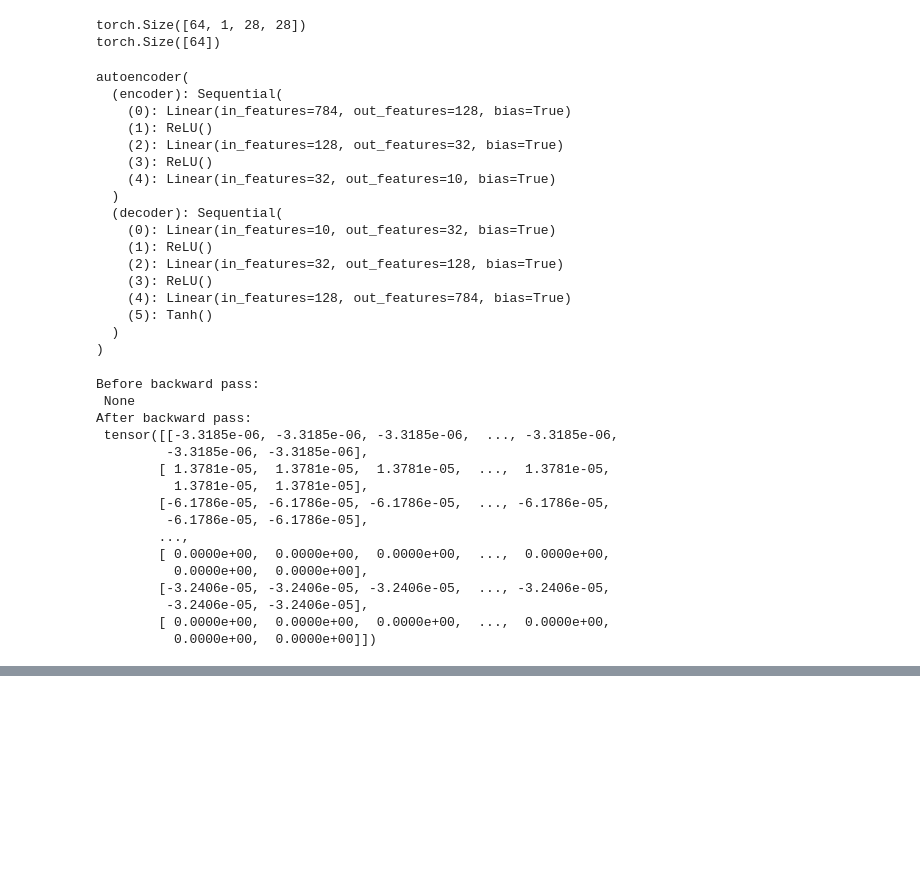
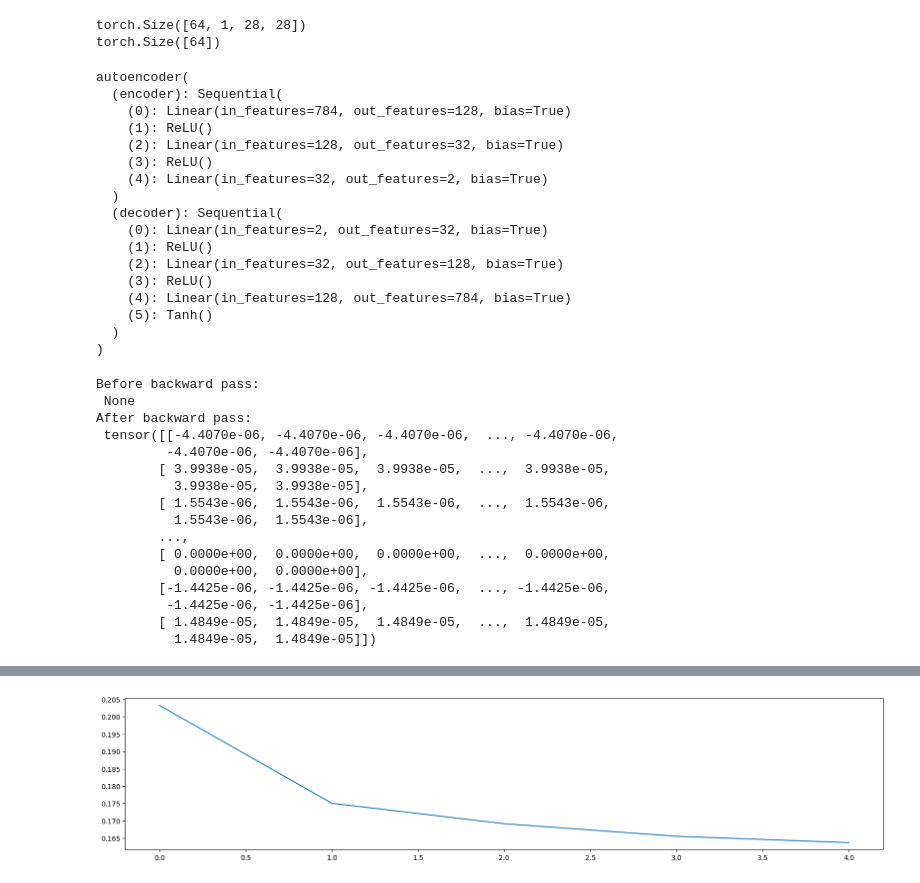
Before and after one commit to debonil/dl-autoencoder, a Jupyter notebook: autoencoder-scratch.ipynb, the cells around one changed output, grey strips where cells are left out. Saved outputs shown, nothing was run; the diff lists cells and outputs as text; code cells hidden in the pictures; blank space fills up the shorter version.

```diff
--- a/autoencoder-scratch.ipynb
+++ b/autoencoder-scratch.ipynb
@@ -26,7 +26,7 @@ torch.Size([64])
 class autoencoder(nn.Module):
     input_size = 784
     hidden_sizes = [128, 32]
-    output_size = 10
+    output_size = 2
     def __init__(self):
         super(autoencoder, self).__init__()
         self.encoder = nn.Sequential(nn.Linear(self.input_size, self.hidden_sizes[0]),
@@ -45,8 +45,8 @@ class autoencoder(nn.Module):
         x = self.encoder(x)
         x = self.decoder(x)
         return x
-model = autoencoder()
-print(model)
+vanila_ae = autoencoder()
+print(vanila_ae)
 # %% [output]
 autoencoder(
   (encoder): Sequential(
@@ -54,10 +54,10 @@ autoencoder(
     (1): ReLU()
     (2): Linear(in_features=128, out_features=32, bias=True)
     (3): ReLU()
-    (4): Linear(in_features=32, out_features=10, bias=True)
+    (4): Linear(in_features=32, out_features=2, bias=True)
   )
   (decoder): Sequential(
-    (0): Linear(in_features=10, out_features=32, bias=True)
+    (0): Linear(in_features=2, out_features=32, bias=True)
     (1): ReLU()
     (2): Linear(in_features=32, out_features=128, bias=True)
     (3): ReLU()
@@ -70,37 +70,38 @@ autoencoder(
 images, labels = next(iter(trainloader))
 images = images.view(images.shape[0], -1)
 
-logps = model(images) #log probabilities
+logps = vanila_ae(images) #log probabilities
 
 criterion = nn.MSELoss()
 
 #tlabls = labelTransform(labels,10)
 loss = criterion(logps,images) #calculate the loss
 # %%
-print('Before backward pass: \n', model.encoder[0].weight.grad)
+print('Before backward pass: \n', vanila_ae.encoder[0].weight.grad)
 loss.backward()
-print('After backward pass: \n', model.encoder[0].weight.grad)
+print('After backward pass: \n', vanila_ae.encoder[0].weight.grad)
 # %% [output]
 Before backward pass:
  None
 After backward pass:
- tensor([[-3.3185e-06, -3.3185e-06, -3.3185e-06,  ..., -3.3185e-06,
-         -3.3185e-06, -3.3185e-06],
-        [ 1.3781e-05,  1.3781e-05,  1.3781e-05,  ...,  1.3781e-05,
-          1.3781e-05,  1.3781e-05],
-        [-6.1786e-05, -6.1786e-05, -6.1786e-05,  ..., -6.1786e-05,
-         -6.1786e-05, -6.1786e-05],
+ tensor([[-4.4070e-06, -4.4070e-06, -4.4070e-06,  ..., -4.4070e-06,
+         -4.4070e-06, -4.4070e-06],
+        [ 3.9938e-05,  3.9938e-05,  3.9938e-05,  ...,  3.9938e-05,
+          3.9938e-05,  3.9938e-05],
+        [ 1.5543e-06,  1.5543e-06,  1.5543e-06,  ...,  1.5543e-06,
+          1.5543e-06,  1.5543e-06],
         ...,
         [ 0.0000e+00,  0.0000e+00,  0.0000e+00,  ...,  0.0000e+00,
           0.0000e+00,  0.0000e+00],
-        [-3.2406e-05, -3.2406e-05, -3.2406e-05,  ..., -3.2406e-05,
-         -3.2406e-05, -3.2406e-05],
-        [ 0.0000e+00,  0.0000e+00,  0.0000e+00,  ...,  0.0000e+00,
-          0.0000e+00,  0.0000e+00]])
+        [-1.4425e-06, -1.4425e-06, -1.4425e-06,  ..., -1.4425e-06,
+         -1.4425e-06, -1.4425e-06],
+        [ 1.4849e-05,  1.4849e-05,  1.4849e-05,  ...,  1.4849e-05,
+          1.4849e-05,  1.4849e-05]])
 # %%
-optimizer = optim.Adam(model.parameters(), lr=0.003, weight_decay=1e-5)
+optimizer = optim.Adam(vanila_ae.parameters(), lr=0.003, weight_decay=1e-5)
 time0 = time()
-epochs = 10
+epochs = 5
+loss_hist = []
 for e in range(epochs):
     running_loss = 0
     for images, labels in trainloader:
@@ -109,7 +110,7 @@ for e in range(epochs):
 
         # Training pass
 
-        output = model(images)
+        output = vanila_ae(images)
         loss = criterion(output, images)
 
         #This is where the model learns by backpropagating
@@ -122,5 +123,9 @@ for e in range(epochs):
         running_loss += loss.item()
     else:
         print("Epoch {} - Training loss: {}".format(e, running_loss/len(trainloader)))
+        loss_hist.append(running_loss/len(trainloader))
 print("\nTraining Time (in minutes) =",(time()-time0)/60)
+plt.figure(figsize=(20, 4))
+plt.plot(loss_hist)
+plt.show()
 # %% [output]
@@ -139,3 +139,4 @@ Training Time (in minutes) = 3.540417182445526
+[figure, added]
 # %%
 images, labels = next(iter(valloader))
 
```
Also changed, not shown: parts of 10 cells of this notebook, 5 other files.
